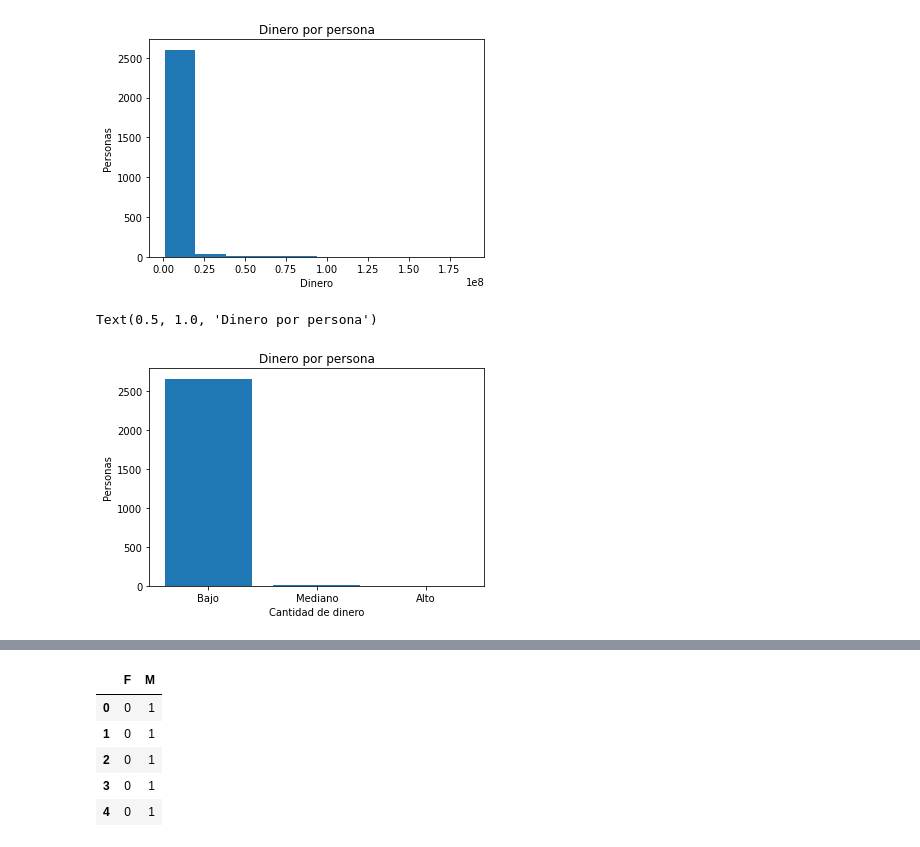
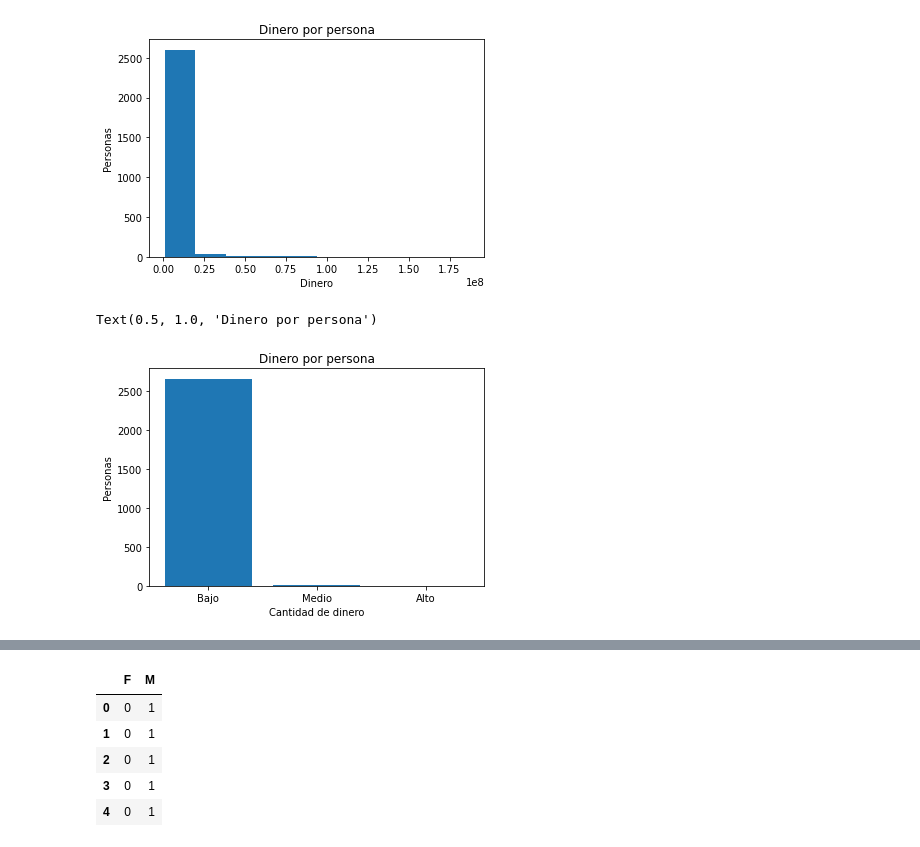
Before and after one commit to crozasc/Clean-and-format-input-dataset, a Jupyter notebook: main.ipynb, the cells around one changed output, grey strips where cells are left out. Cells and saved outputs as stored; diff of their text form; code cells hidden in the pictures.

```diff
--- a/main.ipynb
+++ b/main.ipynb
@@ -127,7 +129,9 @@ df.head()
 #Quitar espacios en Value para usar como int
 #En la edad ponemos un promedio a aquellas personas que no sabemos su edad
 prom_Value = df['age'].astype('float').mean(axis=0)
+prom_Value = int(prom_Value)
 df['age'].replace(np.nan, prom_Value, inplace = True)
+df['numberOfSiblings'].replace(np.nan, 0, inplace = True)
 # %%
 df.dtypes
 # %% [output]
@@ -149,7 +151,7 @@ bio                  object
 dtype: object
 # %%
 # Corregir el formato de los datos.
-df[["age"]] = df[["age"]].astype("int")
+df[["age","numberOfSiblings"]] = df[["age","numberOfSiblings"]].astype("int")
 df.dtypes
 # %% [output]
 rank                  int64
@@ -182,0 +183,6 @@ df.head()
+# %%
+# Normalizar datos de entrada.
+df.loc[df['numberOfSiblings'] <= 1, 'hasSibling'] = 'True'
+df.loc[df['numberOfSiblings'] == 0, 'hasSibling'] = 'False'
+df.pop('numberOfSiblings')
+df.head()
@@ -194,17 +207,17 @@ Text(0.5, 1.0, 'Dinero por persona')
 [figure]
 # %%
 contenedores = np.linspace(min(df["finalWorth"]), max(df["finalWorth"]), 4)
-nombres_de_grupo = ['Menor cantidad  de dinero', 'Cantidad promedio de dinero', 'Mayor cantidad de  dinero']
-df['Value-binned'] = pd.cut(df['finalWorth'], contenedores, labels=nombres_de_grupo, include_lowest=True )
+nombres_de_grupo = ['Bajo', 'Medio', 'Alto']
+df['Worth-binned'] = pd.cut(df['finalWorth'], contenedores, labels=nombres_de_grupo, include_lowest=True )
 
-plt.pyplot.bar(nombres_de_grupo, df["Value-binned"].value_counts())
+plt.pyplot.bar(nombres_de_grupo, df["Worth-binned"].value_counts())
 # setear las etiquetas para los ejes x e y más un título
 plt.pyplot.xlabel("Cantidad de dinero")
 plt.pyplot.ylabel("Personas")
 plt.pyplot.title("Dinero por persona")
 # %% [output]
 Text(0.5, 1.0, 'Dinero por persona')
-[figure, old version]
+[figure, new version]
 # %%
 df.head()
 # %% [output]
```
Also changed, not shown: parts of 10 cells of this notebook, 1 other file.
